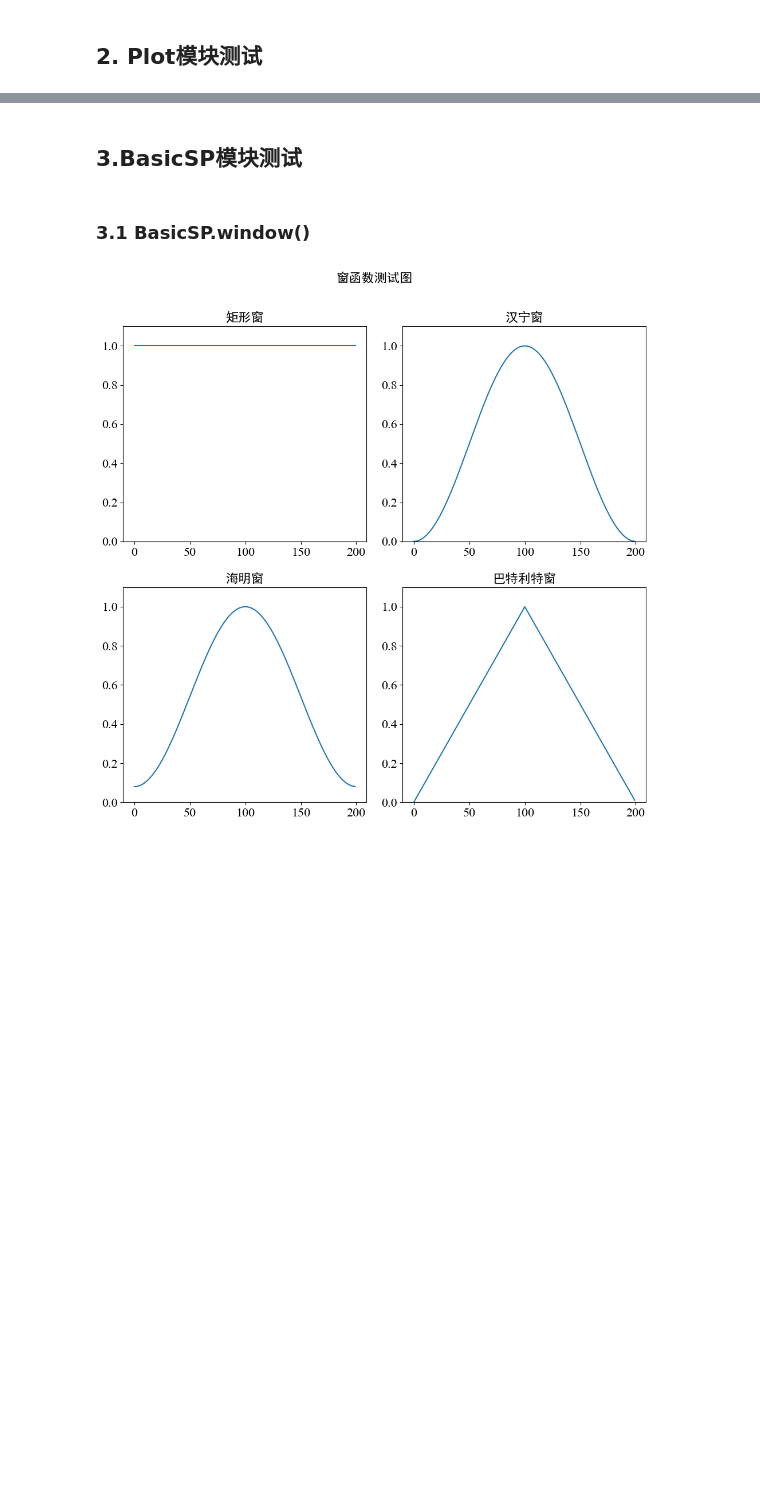
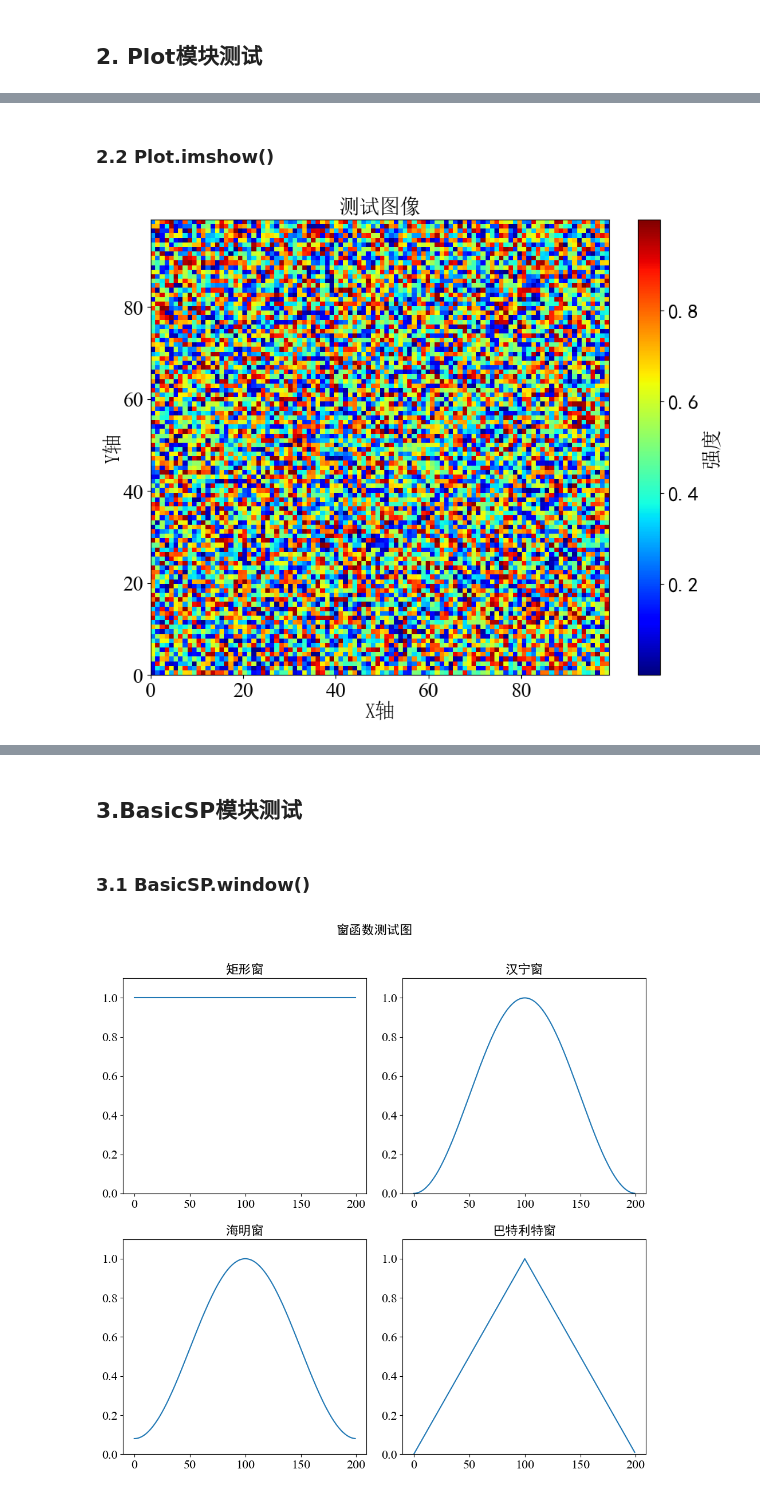
Before and after one commit to xcw1129/PySP, a Jupyter notebook: test.ipynb, the cells around one changed output, grey strips where cells are left out. Drawn from its saved outputs; the diff is of its cells as text; code cells hidden in the pictures; blank space fills up the shorter version.

```diff
--- a/test.ipynb
+++ b/test.ipynb
@@ -245,0 +270,15 @@ except Exception as e:
+# %% [markdown]
+### 2.2 Plot.imshow()
+# %%
+from PySP.Plot import imshow
+from numpy import random
+
+try:
+    Axis1 = np.arange(100)
+    Axis2 = np.arange(100)
+    data= random.random((100,100))
+    imshow(Axis1, Axis2, data, xlabel="X轴", ylabel="Y轴", title="测试图像", plot_save=True, plot_format="png",colorbarlabel= "强度")
+except Exception as e:
+    print(e)
+# %% [output]
+[figure, added]
```
Also changed, not shown: parts of 8 cells of this notebook.
